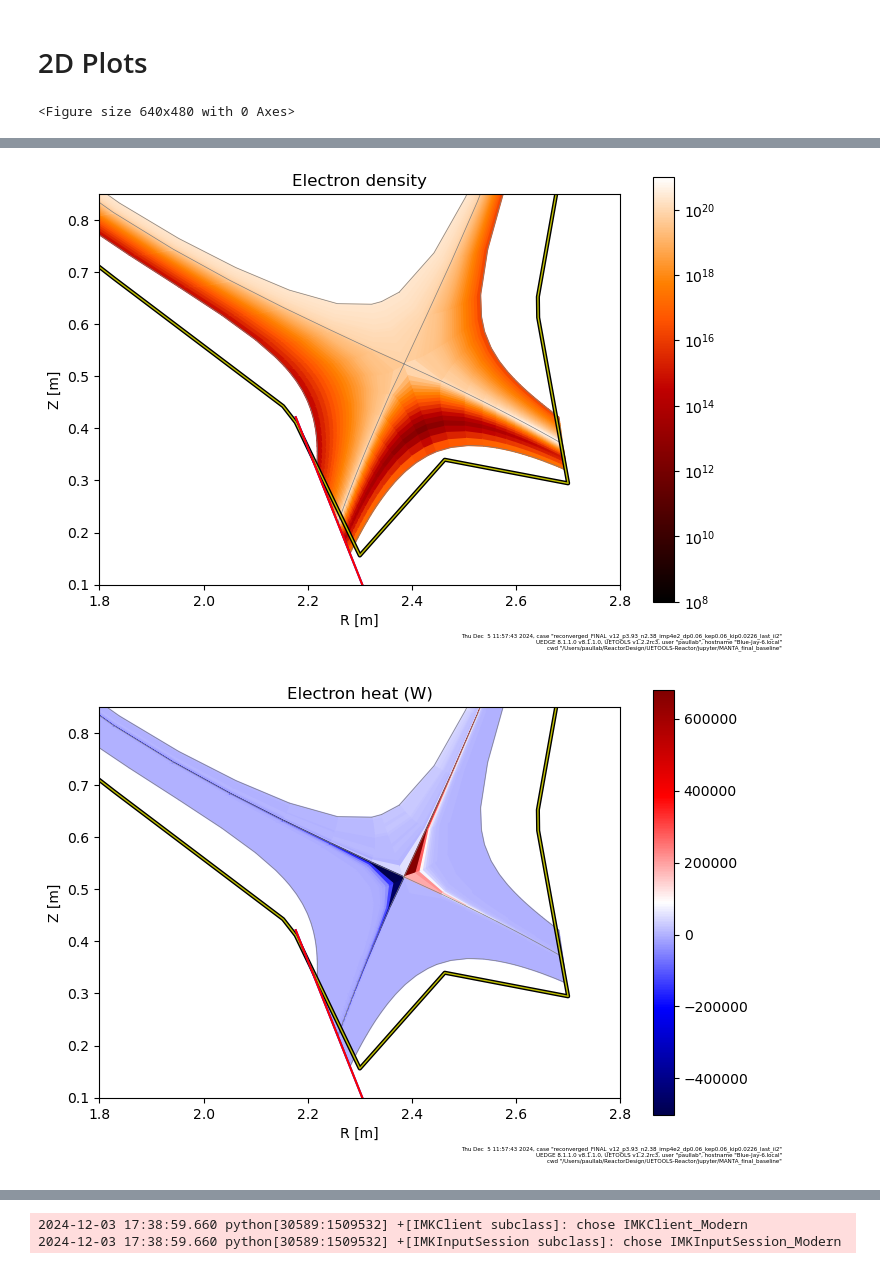
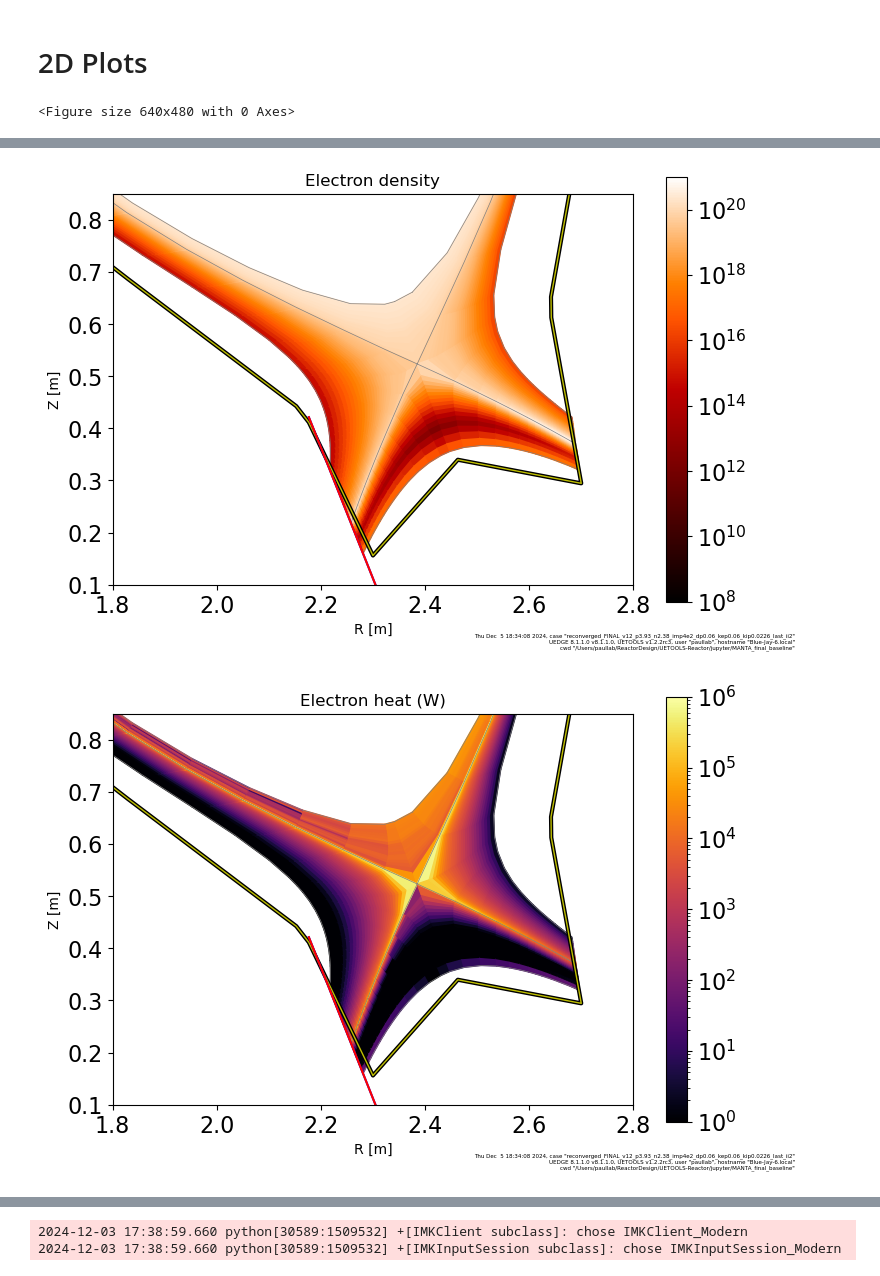
Before and after one commit to KasaiYuki/UETOOLS-Reactor, a Jupyter notebook: jupyter/MANTA_final_baseline/main.ipynb, the cells around one changed output, grey strips where cells are left out. Drawn from its saved outputs; the diff is of its cells as text; code cells hidden in the pictures.

Commit message:
More plots for the final pres

```diff
--- a/jupyter/MANTA_final_baseline/main.ipynb
+++ b/jupyter/MANTA_final_baseline/main.ipynb
@@ -625,12 +625,13 @@ c.plot.mesh(
 
 
 c.plot.mesh(
-    bbb.feex,
+    abs(bbb.feex),
+    log=True,
     xlim=(1.8, 2.8),
     ylim=(0.1,0.85),
     figsize=(7,5),
-    # zrange=(-8e5,8e5),
-    cmap='seismic',
+    zrange=(1,1e6),
+    cmap='inferno',
     title='Electron heat (W)'
 );
 c.plot.mesh(
@@ -700,2 +701,2 @@ plt.show()
-[figure, old version]
+[figure, new version]
-[figure, old version]
+[figure, new version]
```
Also changed, not shown: parts of 1 cell of this notebook, 8 other files.
